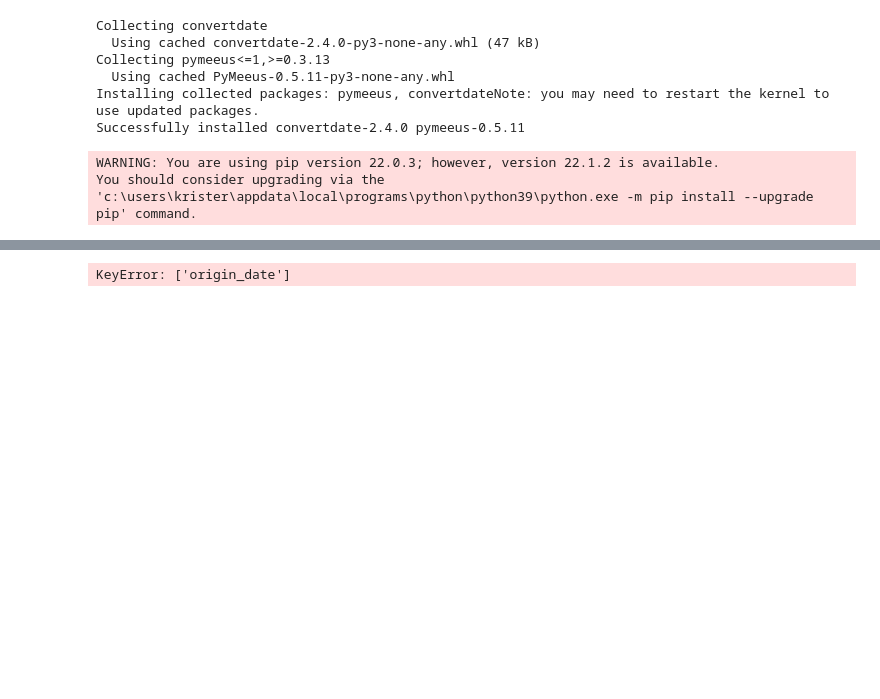
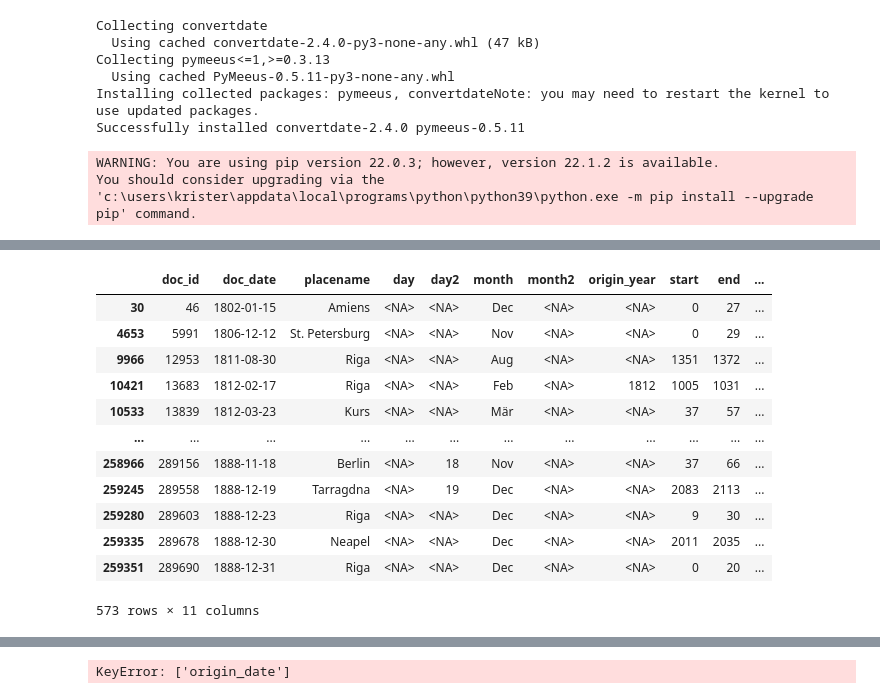
Before and after one commit to krkryger/rigasche-zeitung, a Jupyter notebook: notebooks/acta.ipynb, the cells around one changed output, grey strips where cells are left out. Saved outputs shown, nothing was run; the diff lists cells and outputs as text; code cells hidden in the pictures; blank space fills up the shorter version.

```diff
--- a/notebooks/acta.ipynb
+++ b/notebooks/acta.ipynb
@@ -257,3 +178,19 @@ Wien               57
+# %%
+df[df.day.isna()]
+# %% [output]
+|  | doc_id | doc_date | placename | day | day2 | month | month2 | origin_year | start | end | ... |
+| 30 | 46 | 1802-01-15 | Amiens | <NA> | <NA> | Dec | <NA> | <NA> | 0 | 27 | ... |
+| 4653 | 5991 | 1806-12-12 | St. Petersburg | <NA> | <NA> | Nov | <NA> | <NA> | 0 | 29 | ... |
+| 9966 | 12953 | 1811-08-30 | Riga | <NA> | <NA> | Aug | <NA> | <NA> | 1351 | 1372 | ... |
+| 10421 | 13683 | 1812-02-17 | Riga | <NA> | <NA> | Feb | <NA> | 1812 | 1005 | 1031 | ... |
+| 10533 | 13839 | 1812-03-23 | Kurs | <NA> | <NA> | Mär | <NA> | <NA> | 37 | 57 | ... |
+| ... | ... | ... | ... | ... | ... | ... | ... | ... | ... | ... | ... |
+| 258966 | 289156 | 1888-11-18 | Berlin | <NA> | 18 | Nov | <NA> | <NA> | 37 | 66 | ... |
+| 259245 | 289558 | 1888-12-19 | Tarragdna | <NA> | 19 | Dec | <NA> | <NA> | 2083 | 2113 | ... |
+| 259280 | 289603 | 1888-12-23 | Riga | <NA> | <NA> | Dec | <NA> | <NA> | 9 | 30 | ... |
+| 259335 | 289678 | 1888-12-30 | Neapel | <NA> | <NA> | Dec | <NA> | <NA> | 2011 | 2035 | ... |
+| 259351 | 289690 | 1888-12-31 | Riga | <NA> | <NA> | Dec | <NA> | <NA> | 0 | 20 | ... |
+573 rows × 11 columns
 # %%
 def cleanup_dates(df):
 
```
Also changed, not shown: parts of 20 cells of this notebook, 2 other files.
